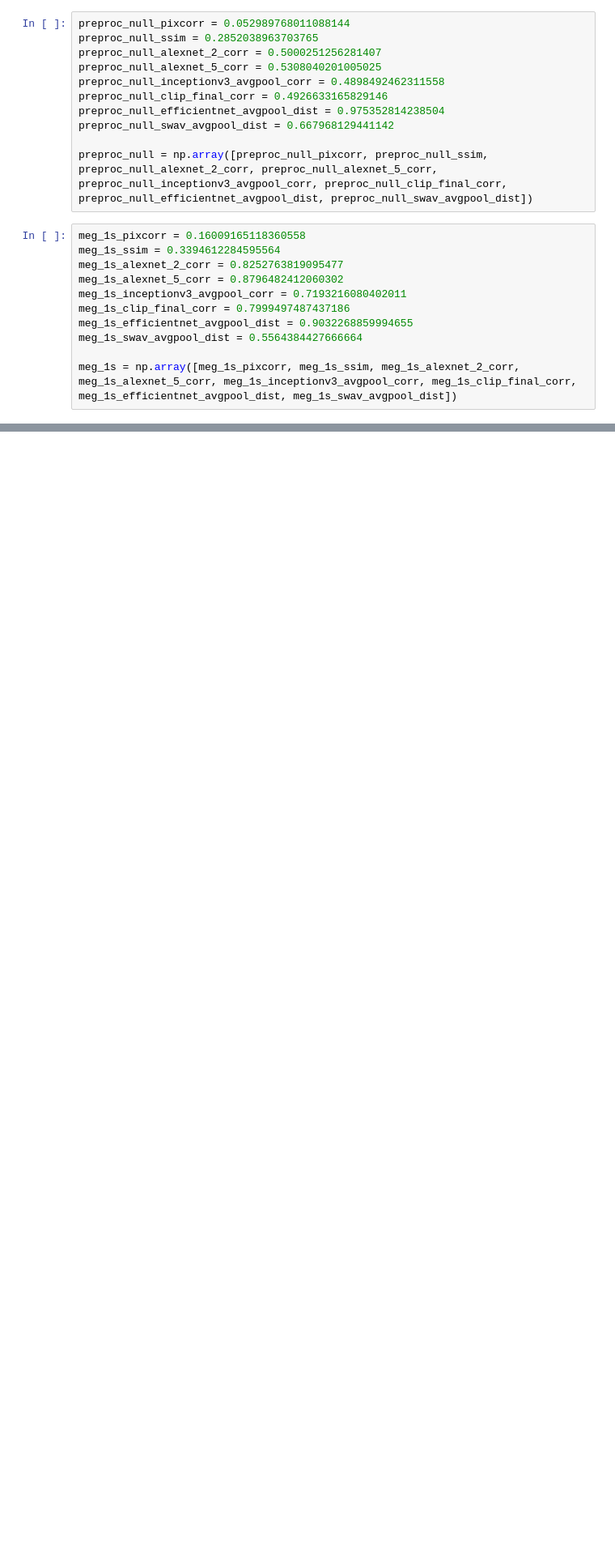
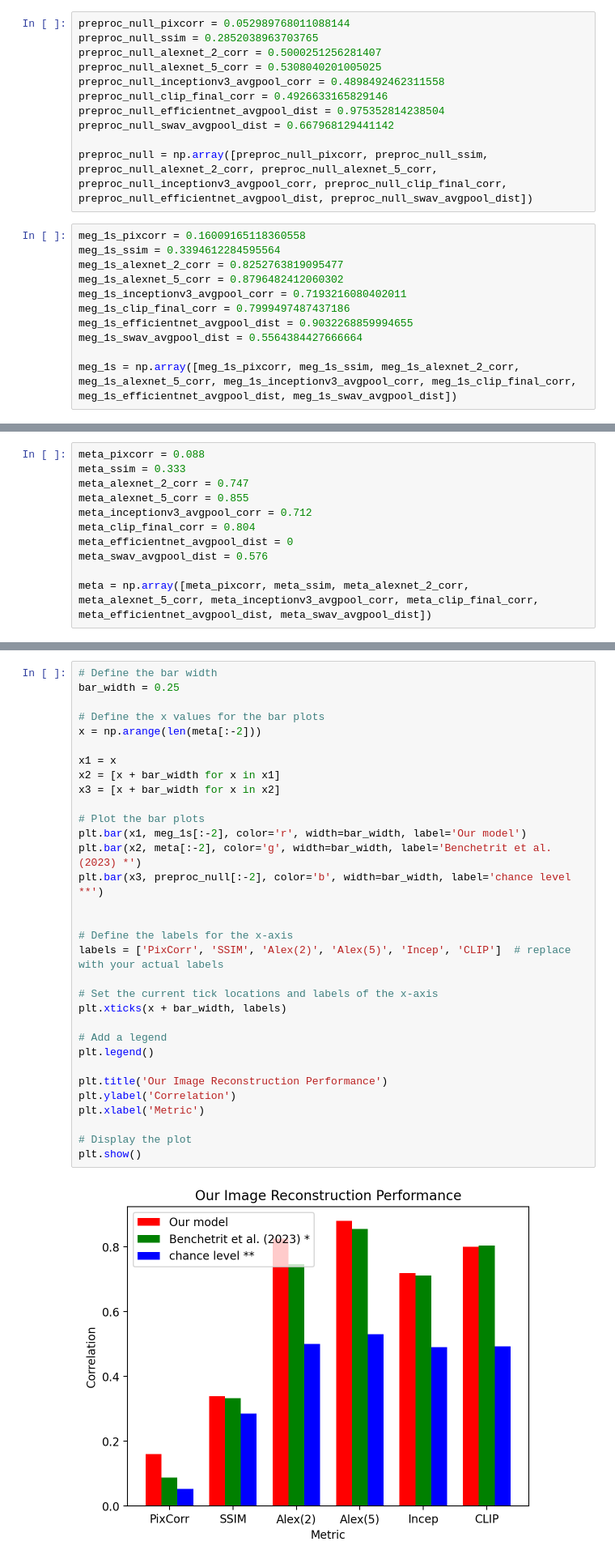
Before and after one commit to desa-lab/EEG-Image-Reconstruction, a Jupyter notebook: thingseeg2_scripts/performance_plots.ipynb, the cells around one changed output, grey strips where cells are left out. Shown: that part at 81% size. Saved outputs shown, nothing was run; the diff lists cells and outputs as text; blank space fills up the shorter version.

Commit message:
Relocating THINGS-MEG scripts and add THINGS-MEG performance evalutations

```diff
--- a/thingseeg2_scripts/performance_plots.ipynb
+++ b/thingseeg2_scripts/performance_plots.ipynb
@@ -114,0 +161,11 @@ meg_1s = np.array([meg_1s_pixcorr, meg_1s_ssim, meg_1s_alexnet_2_corr, meg_1s_al
+# %%
+meta_pixcorr = 0.088
+meta_ssim = 0.333
+meta_alexnet_2_corr = 0.747
+meta_alexnet_5_corr = 0.855
+meta_inceptionv3_avgpool_corr = 0.712
+meta_clip_final_corr = 0.804
+meta_efficientnet_avgpool_dist = 0
+meta_swav_avgpool_dist = 0.576
+
+meta = np.array([meta_pixcorr, meta_ssim, meta_alexnet_2_corr, meta_alexnet_5_corr, meta_inceptionv3_avgpool_corr, meta_clip_final_corr, meta_efficientnet_avgpool_dist, meta_swav_avgpool_dist])
@@ -158,0 +226,34 @@ plt.show()
+# %%
+# Define the bar width
+bar_width = 0.25
+
+# Define the x values for the bar plots
+x = np.arange(len(meta[:-2]))
+
+x1 = x
+x2 = [x + bar_width for x in x1]
+x3 = [x + bar_width for x in x2]
+
+# Plot the bar plots
+plt.bar(x1, meg_1s[:-2], color='r', width=bar_width, label='Our model')
+plt.bar(x2, meta[:-2], color='g', width=bar_width, label='Benchetrit et al. (2023) *')
+plt.bar(x3, preproc_null[:-2], color='b', width=bar_width, label='chance level **')
+
+
+# Define the labels for the x-axis
+labels = ['PixCorr', 'SSIM', 'Alex(2)', 'Alex(5)', 'Incep', 'CLIP']  # replace with your actual labels
+
+# Set the current tick locations and labels of the x-axis
+plt.xticks(x + bar_width, labels)
+
+# Add a legend
+plt.legend()
+
+plt.title('Our Image Reconstruction Performance')
+plt.ylabel('Correlation')
+plt.xlabel('Metric')
+
+# Display the plot
+plt.show()
+# %% [output]
+[figure, added]
```
Also changed, not shown: parts of 7 cells of this notebook, 45 other files.
